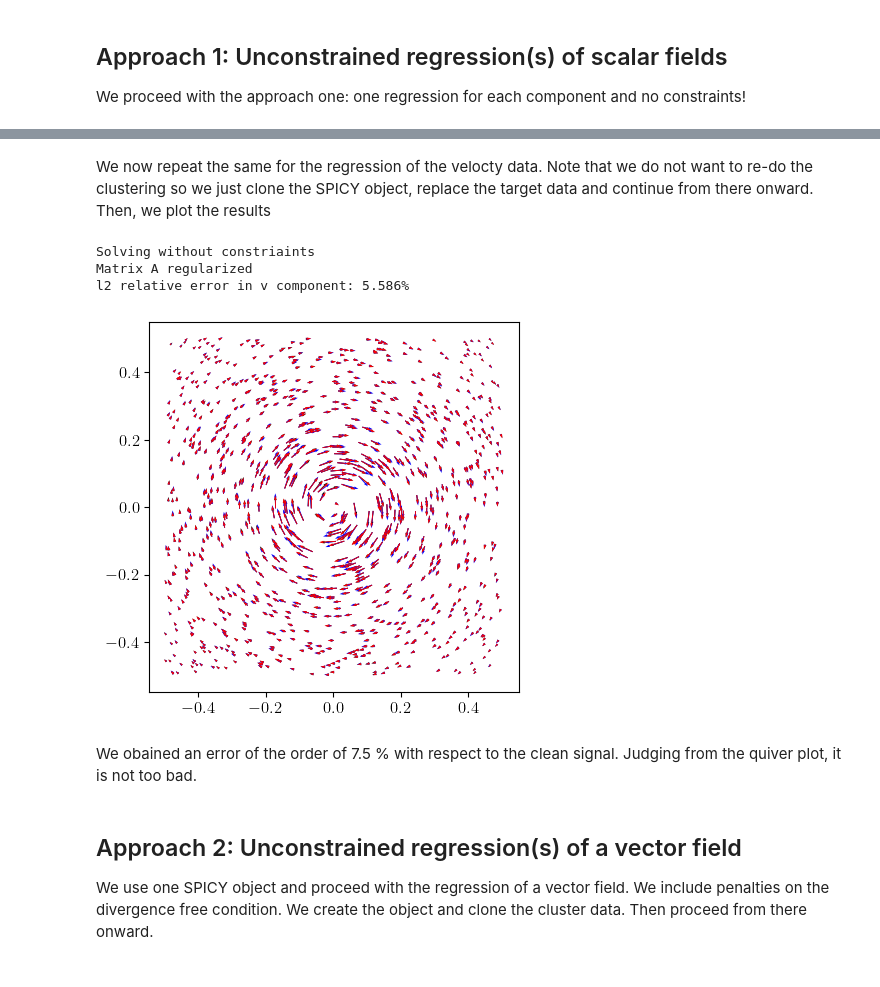
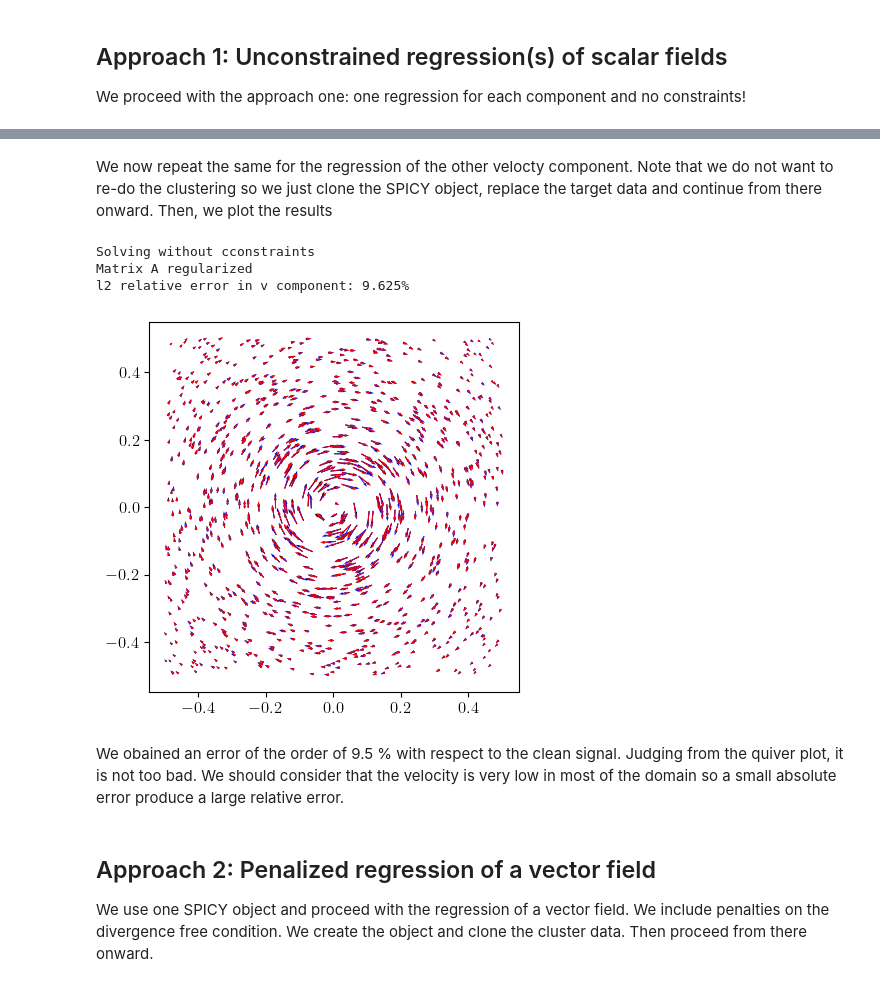
Before and after one commit to mendezVKI/SPICY_VKI, a Jupyter notebook: Tutorials/Tutorial_2_Oseen_Vortex_regression.ipynb, the cells around one changed output, grey strips where cells are left out. Drawn from its saved outputs; the diff is of its cells as text; code cells hidden in the pictures.

```diff
--- a/Tutorials/Tutorial_2_Oseen_Vortex_regression.ipynb
+++ b/Tutorials/Tutorial_2_Oseen_Vortex_regression.ipynb
@@ -101,30 +103,30 @@ l2 relative error in u component: 5.875%
 # %% [markdown]
-We now repeat the same for the regression of the velocty data. Note that we do not want to re-do the clustering so we just clone the SPICY object, replace the target data and continue from there onward. Then, we plot the results
+We now repeat the same for the regression of the other velocty component. Note that we do not want to re-do the clustering so we just clone the SPICY object, replace the target data and continue from there onward. Then, we plot the results
 # %%
 SP_V=SP_U # clone the SPICY object
 SP_V.u = V_noise # Chang only the target data (for scalar, this is u)
 SP_V.Assembly_Regression() # Assembly the linear system
 SP_V.Solve(K_cond=1e8) # Solve the regression with regularization active when condition number exceed 1e8)
 V_c = SP_V.Get_Sol([X,Y]) # get solution on (X,Y)
 # Evaluate the error wrt to the noise free data
 error = np.linalg.norm(V_c - V) / np.linalg.norm(V)
 print('l2 relative error in v component: {0:.3f}%'.format(error*100))
 
 # Then plot the results:
-plt.figure(2)
+plt.figure()
 plt.quiver(X,Y,U,V)
 plt.quiver(X,Y,U_noise,V_noise,color='blue')
 plt.quiver(X,Y,U_c,V_c,color='red')
 plt.gca().set_aspect('equal')
 # %% [output]
-Solving without constriaints
+Solving without cconstraints
 Matrix A regularized
-l2 relative error in v component: 5.586%
+l2 relative error in v component: 9.625%
-[figure, old version]
+[figure, new version]
 # %% [markdown]
-We obained an error of the order of 7.5 % with respect to the clean signal. Judging from the quiver plot, it is not too bad.
+We obained an error of the order of 9.5 % with respect to the clean signal. Judging from the quiver plot, it is not too bad. We should consider that the velocity is very low in most of the domain so a small absolute error produce a large relative error.
 # %% [markdown]
-## Approach 2: Unconstrained regression(s) of a vector field
+## Approach 2: Penalized regression of a vector field
 
 We use one SPICY object and proceed with the regression of a vector field. We include penalties on the divergence free condition. We create the object and clone the cluster data. Then proceed from there onward.
 # %%
```
Also changed, not shown: parts of 6 cells of this notebook, 6 other files.
